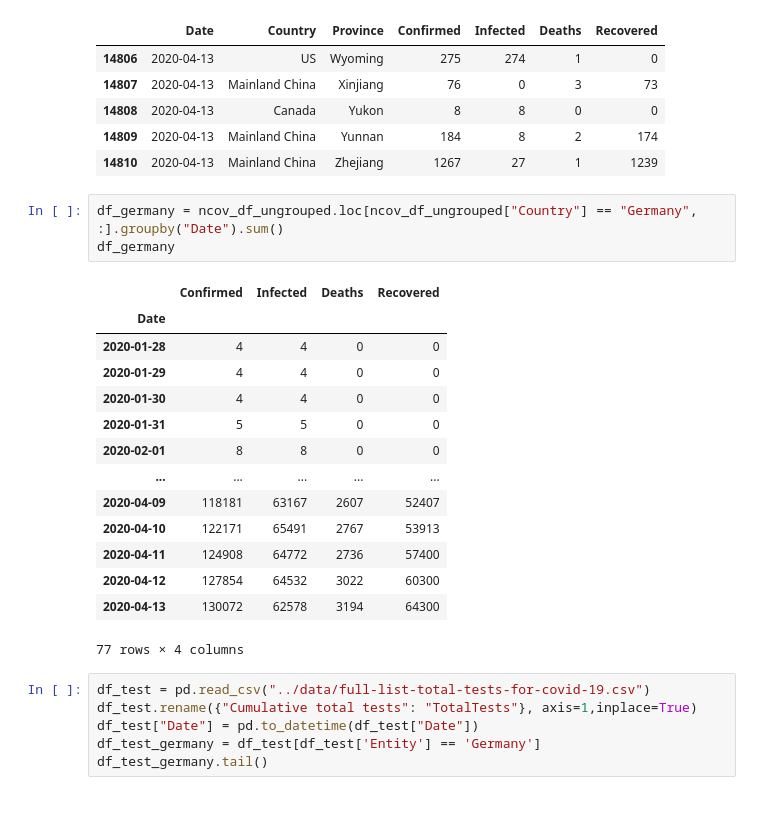
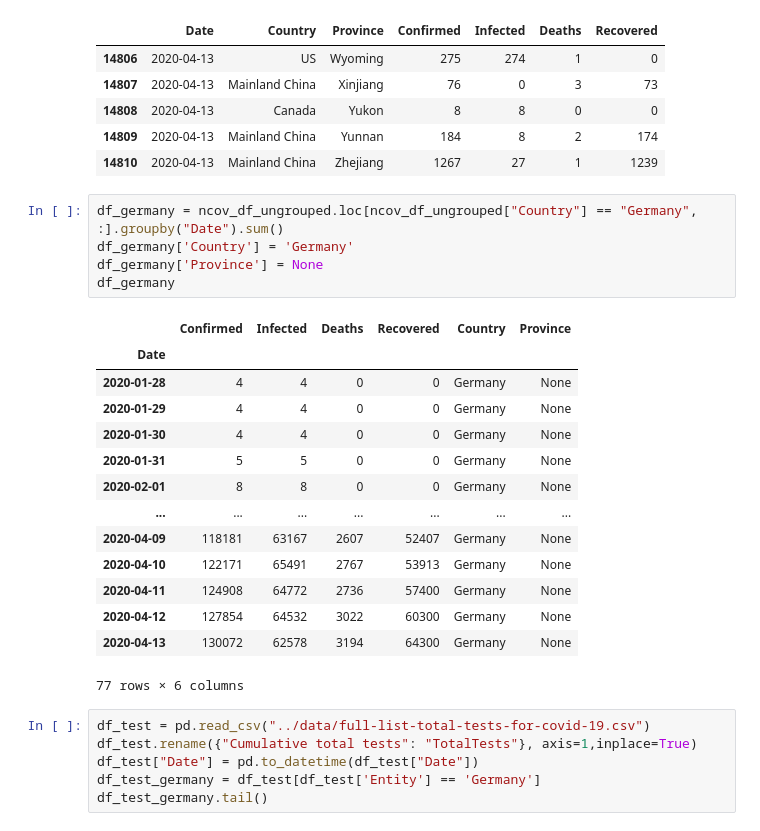
Before and after one commit to Fudalinm/EpidemicSpreadModels, a Jupyter notebook: notebooks/Germany.ipynb, the cells around one changed output. Saved outputs shown, nothing was run; the diff lists cells and outputs as text.

```diff
--- a/notebooks/Germany.ipynb
+++ b/notebooks/Germany.ipynb
@@ -51,22 +51,24 @@ ncov_df_ungrouped.tail()
 | 14810 | 2020-04-13 | Mainland China | Zhejiang | 1267 | 27 | 1 | 1239 |
 # %%
 df_germany = ncov_df_ungrouped.loc[ncov_df_ungrouped["Country"] == "Germany", :].groupby("Date").sum()
+df_germany['Country'] = 'Germany'
+df_germany['Province'] = None
 df_germany
 # %% [output]
-|  | Confirmed | Infected | Deaths | Recovered |
-| Date |  |  |  |  |
-| 2020-01-28 | 4 | 4 | 0 | 0 |
-| 2020-01-29 | 4 | 4 | 0 | 0 |
-| 2020-01-30 | 4 | 4 | 0 | 0 |
-| 2020-01-31 | 5 | 5 | 0 | 0 |
-| 2020-02-01 | 8 | 8 | 0 | 0 |
-| ... | ... | ... | ... | ... |
-| 2020-04-09 | 118181 | 63167 | 2607 | 52407 |
-| 2020-04-10 | 122171 | 65491 | 2767 | 53913 |
-| 2020-04-11 | 124908 | 64772 | 2736 | 57400 |
-| 2020-04-12 | 127854 | 64532 | 3022 | 60300 |
-| 2020-04-13 | 130072 | 62578 | 3194 | 64300 |
+|  | Confirmed | Infected | Deaths | Recovered | Country | Province |
+| Date |  |  |  |  |  |  |
+| 2020-01-28 | 4 | 4 | 0 | 0 | Germany | None |
+| 2020-01-29 | 4 | 4 | 0 | 0 | Germany | None |
+| 2020-01-30 | 4 | 4 | 0 | 0 | Germany | None |
+| 2020-01-31 | 5 | 5 | 0 | 0 | Germany | None |
+| 2020-02-01 | 8 | 8 | 0 | 0 | Germany | None |
+| ... | ... | ... | ... | ... | ... | ... |
+| 2020-04-09 | 118181 | 63167 | 2607 | 52407 | Germany | None |
+| 2020-04-10 | 122171 | 65491 | 2767 | 53913 | Germany | None |
+| 2020-04-11 | 124908 | 64772 | 2736 | 57400 | Germany | None |
+| 2020-04-12 | 127854 | 64532 | 3022 | 60300 | Germany | None |
+| 2020-04-13 | 130072 | 62578 | 3194 | 64300 | Germany | None |
-77 rows × 4 columns
+77 rows × 6 columns
 # %%
 df_test = pd.read_csv("../data/full-list-total-tests-for-covid-19.csv")
 df_test.rename({"Cumulative total tests": "TotalTests"}, axis=1,inplace=True)
```
Also changed, not shown: parts of 8 cells of this notebook, 1 other file.
